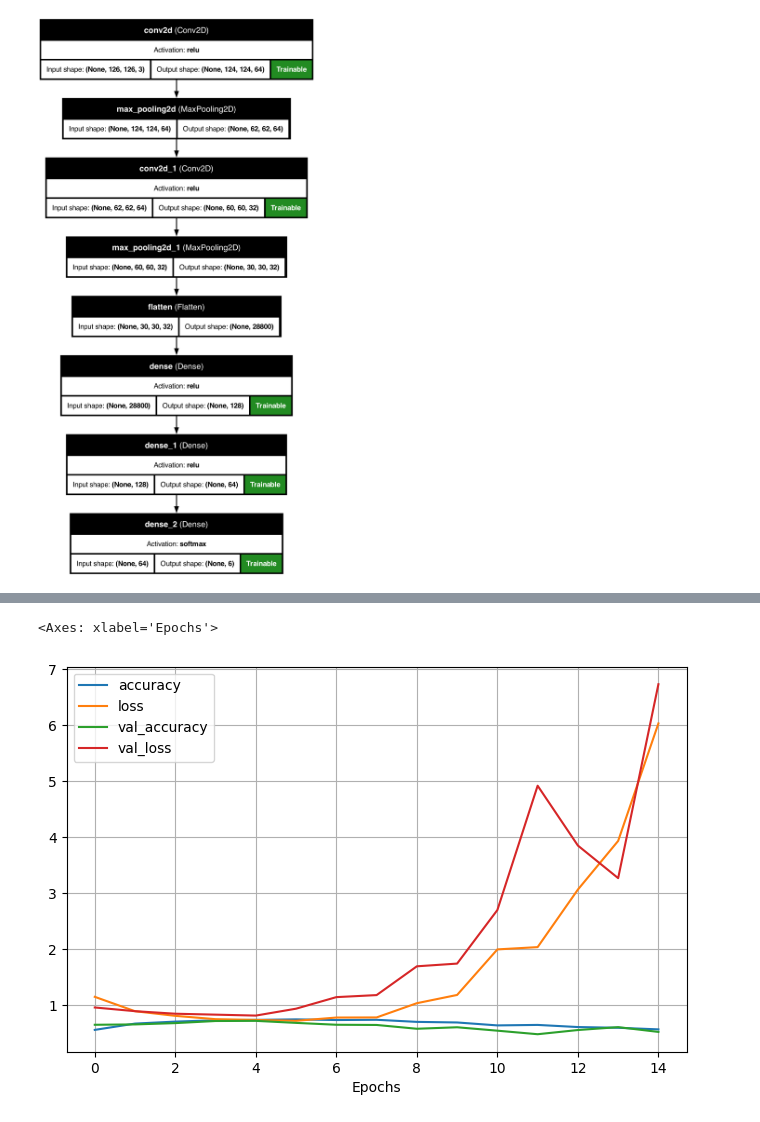
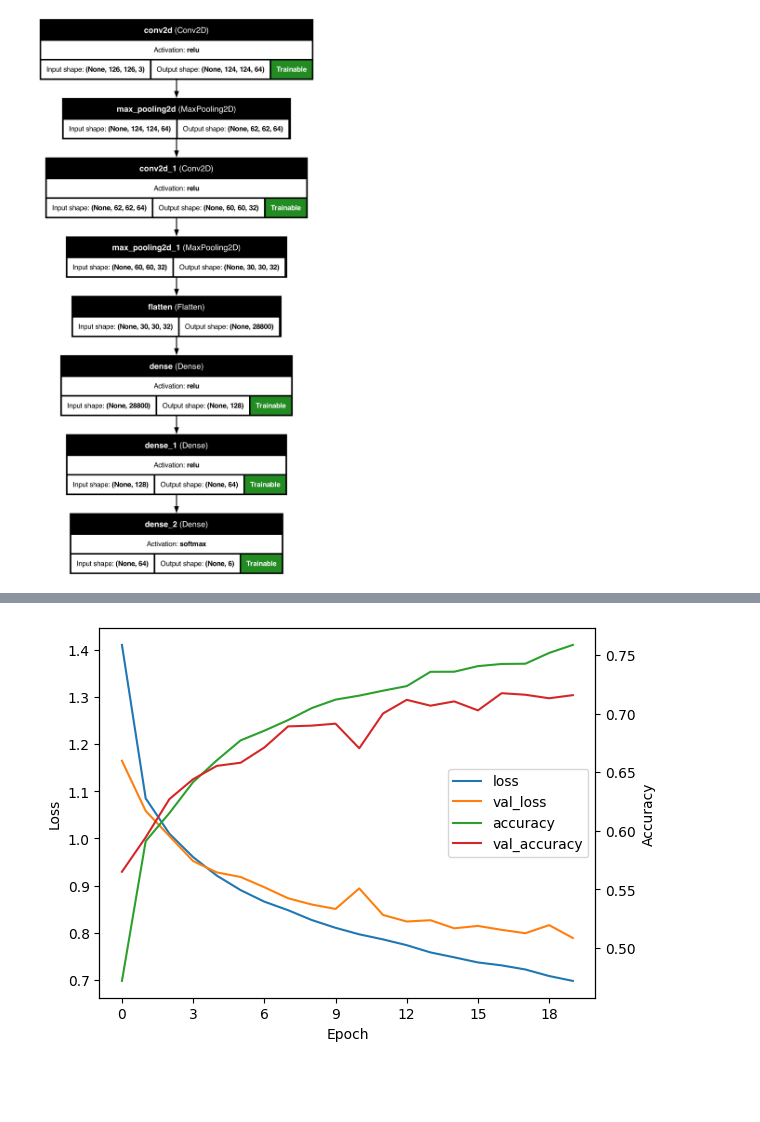
Before and after one commit to jancewicz/PJATK---Artificial-Intelligence-Postgraduate-Studies-, a Jupyter notebook: keras/openair-classifier/openair.ipynb, the cells around one changed output, grey strips where cells are left out. Drawn from its saved outputs; the diff is of its cells as text; code cells hidden in the pictures; blank space fills up the shorter version.

Commit message:
adjust lr for nn training, visualize predictions with softmax distribution plot

```diff
--- a/keras/openair-classifier/openair.ipynb
+++ b/keras/openair-classifier/openair.ipynb
@@ -131,7 +134,7 @@ Model: "sequential"
 # %%
 # 3)
 model.compile(
-    optimizer=keras.optimizers.Adam(learning_rate=1e-4),
+    optimizer=keras.optimizers.Adam(learning_rate=1e-5),
     loss="sparse_categorical_crossentropy",
     metrics=["accuracy"],
 )
@@ -178,9 +182,33 @@ Epoch 15/20
 # %%
 # 5)
-pd.DataFrame(history.history).plot(figsize=(8, 5), grid=True, xlabel="Epochs")
+
+
+
+# pd.DataFrame(history.history).plot(figsize=(8, 5), grid=True, xlabel="Epochs")
+
+def plot_learning_curves(history):
+    fig, ax1 = plt.subplots()
+    ax2 = ax1.twinx()
+
+    l1, = ax1.plot(history.history['loss'], '-', color='C0', label='loss')
+    l2, = ax1.plot(history.history['val_loss'], '-', color='C1', label='val_loss')
+
+    l3, = ax2.plot(history.history['accuracy'], '-', color='C2', label='accuracy')
+    l4, = ax2.plot(history.history['val_accuracy'], '-', color='C3', label='val_accuracy')
+
+    ax1.xaxis.set_major_locator(MaxNLocator(integer=True))
+    ax1.set_xlabel("Epoch")
+    ax1.set_ylabel('Loss')
+
+    ax2.set_ylabel('Accuracy')
+
+    plt.legend(handles=[l1, l2, l3, l4], loc='center right')
+    return fig, ax1, ax2
+
+fig, ax1, ax2 = plot_learning_curves(history)
+plt.show()
 # %% [output]
-<Axes: xlabel='Epochs'>
-[figure, old version]
+[figure, new version]
 # %%
 # 6)
 train_preds = model.predict(X_train)
```
Also changed, not shown: parts of 8 cells of this notebook.
